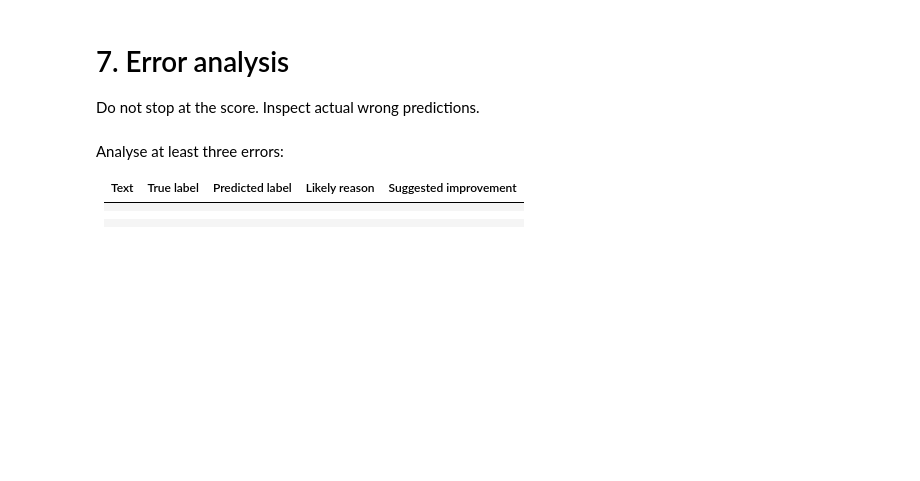
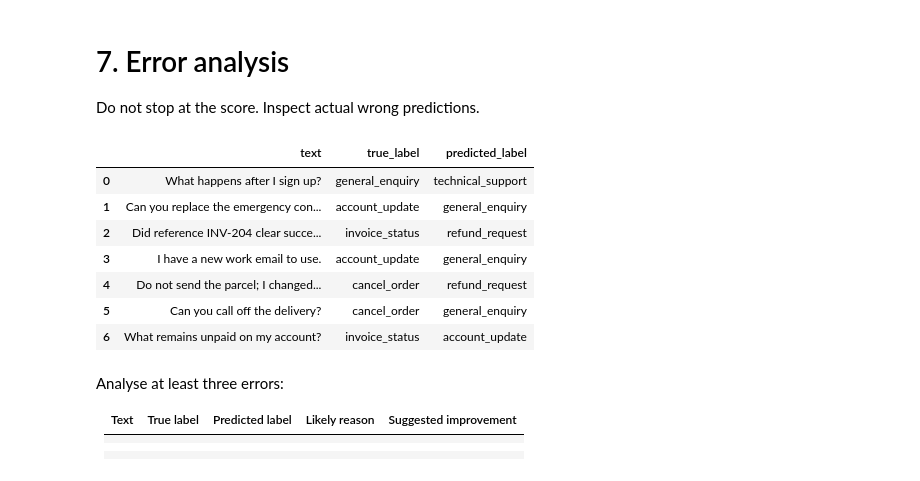
Before and after one commit to specialGrace/ai-engineering-fundamental, a Jupyter notebook: Session-1/notebooks/01_live_coding_student.ipynb, the cells around one changed output. Saved outputs shown, nothing was run; the diff lists cells and outputs as text; code cells hidden in the pictures; blank space fills up the shorter version.

```diff
--- a/Session-1/notebooks/01_live_coding_student.ipynb
+++ b/Session-1/notebooks/01_live_coding_student.ipynb
@@ -343,6 +375,17 @@ Do not stop at the score. Inspect actual wrong predictions.
 # %%
 # TODO: use error_frame(texts, true_labels, predictions).
 # Display every validation error.
+errors = error_frame(validation["text"], validation["label"], unigram_pred)
+display(errors)
+# %% [output]
+|  | text | true_label | predicted_label |
+| 0 | What happens after I sign up? | general_enquiry | technical_support |
+| 1 | Can you replace the emergency con... | account_update | general_enquiry |
+| 2 | Did reference INV-204 clear succe... | invoice_status | refund_request |
+| 3 | I have a new work email to use. | account_update | general_enquiry |
+| 4 | Do not send the parcel; I changed... | cancel_order | refund_request |
+| 5 | Can you call off the delivery? | cancel_order | general_enquiry |
+| 6 | What remains unpaid on my account? | invoice_status | account_update |
 # %% [markdown]
 
 Analyse at least three errors:
```
Also changed, not shown: parts of 6 cells of this notebook.
